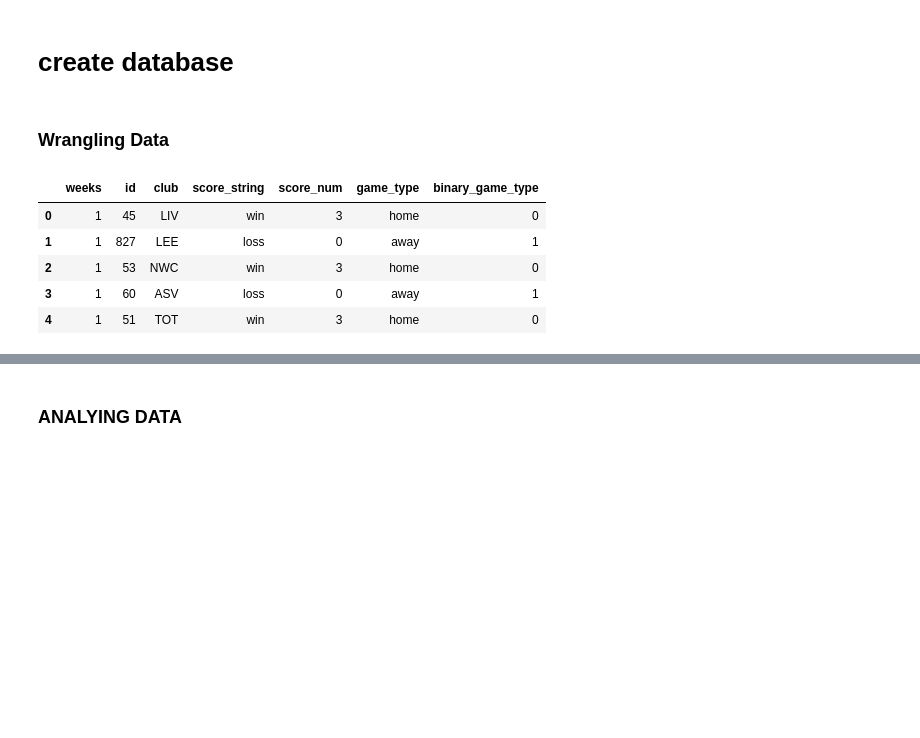
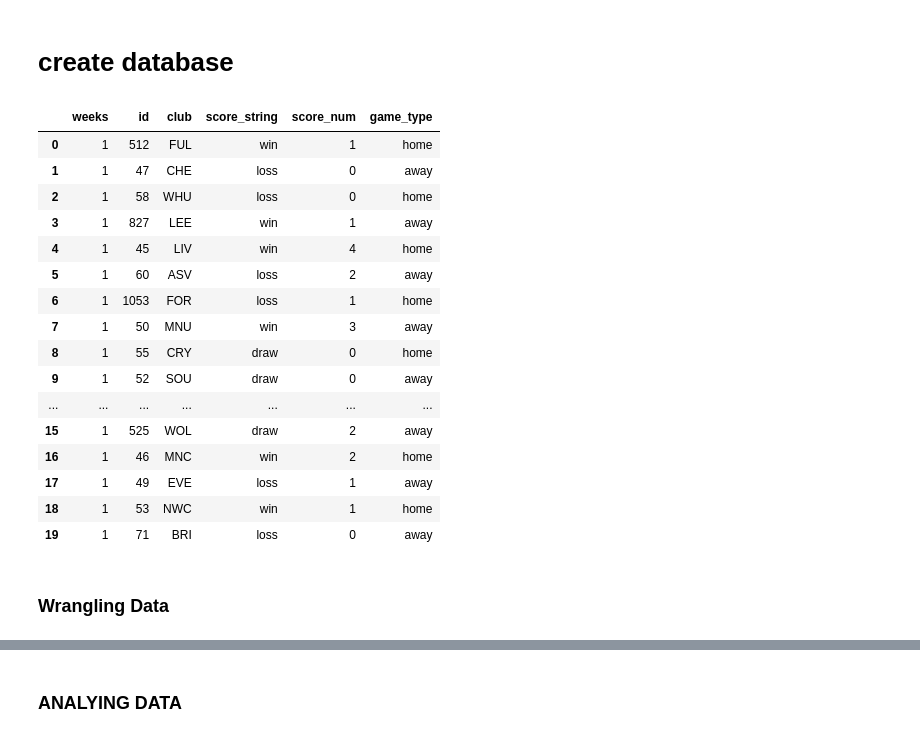
Before and after one commit to nicmodan/gambling-prediction-app, a Jupyter notebook: wranggling&predicting_data.ipynb, the cells around one changed output, grey strips where cells are left out. Cells and saved outputs as stored; diff of their text form; code cells hidden in the pictures; blank space fills up the shorter version.

```diff
--- a/wranggling&predicting_data.ipynb
+++ b/wranggling&predicting_data.ipynb
@@ -183,17 +211,26 @@ for data in main_second_info:
 # %%
 df = pd.concat(df_list)
 # %%
-# df.head()
+df.head(20)
+# %% [output]
+|  | weeks | id | club | score_string | score_num | game_type |
+| 0 | 1 | 512 | FUL | win | 1 | home |
+| 1 | 1 | 47 | CHE | loss | 0 | away |
+| 2 | 1 | 58 | WHU | loss | 0 | home |
+| 3 | 1 | 827 | LEE | win | 1 | away |
+| 4 | 1 | 45 | LIV | win | 4 | home |
+| 5 | 1 | 60 | ASV | loss | 2 | away |
+| 6 | 1 | 1053 | FOR | loss | 1 | home |
+| 7 | 1 | 50 | MNU | win | 3 | away |
+| 8 | 1 | 55 | CRY | draw | 0 | home |
+| 9 | 1 | 52 | SOU | draw | 0 | away |
+| ... | ... | ... | ... | ... | ... | ... |
+| 15 | 1 | 525 | WOL | draw | 2 | away |
+| 16 | 1 | 46 | MNC | win | 2 | home |
+| 17 | 1 | 49 | EVE | loss | 1 | away |
+| 18 | 1 | 53 | NWC | win | 1 | home |
+| 19 | 1 | 71 | BRI | loss | 0 | away |
 # %% [markdown]
 ### Wrangling Data
 # %%
 df["binary_game_type"] = df["game_type"].apply(lambda x: 0 if x == "home" else 1)
-# %%
-df.head()
-# %% [output]
-|  | weeks | id | club | score_string | score_num | game_type | binary_game_type |
-| 0 | 1 | 45 | LIV | win | 3 | home | 0 |
-| 1 | 1 | 827 | LEE | loss | 0 | away | 1 |
-| 2 | 1 | 53 | NWC | win | 3 | home | 0 |
-| 3 | 1 | 60 | ASV | loss | 0 | away | 1 |
-| 4 | 1 | 51 | TOT | win | 3 | home | 0 |
```
Also changed, not shown: parts of 45 cells of this notebook.
